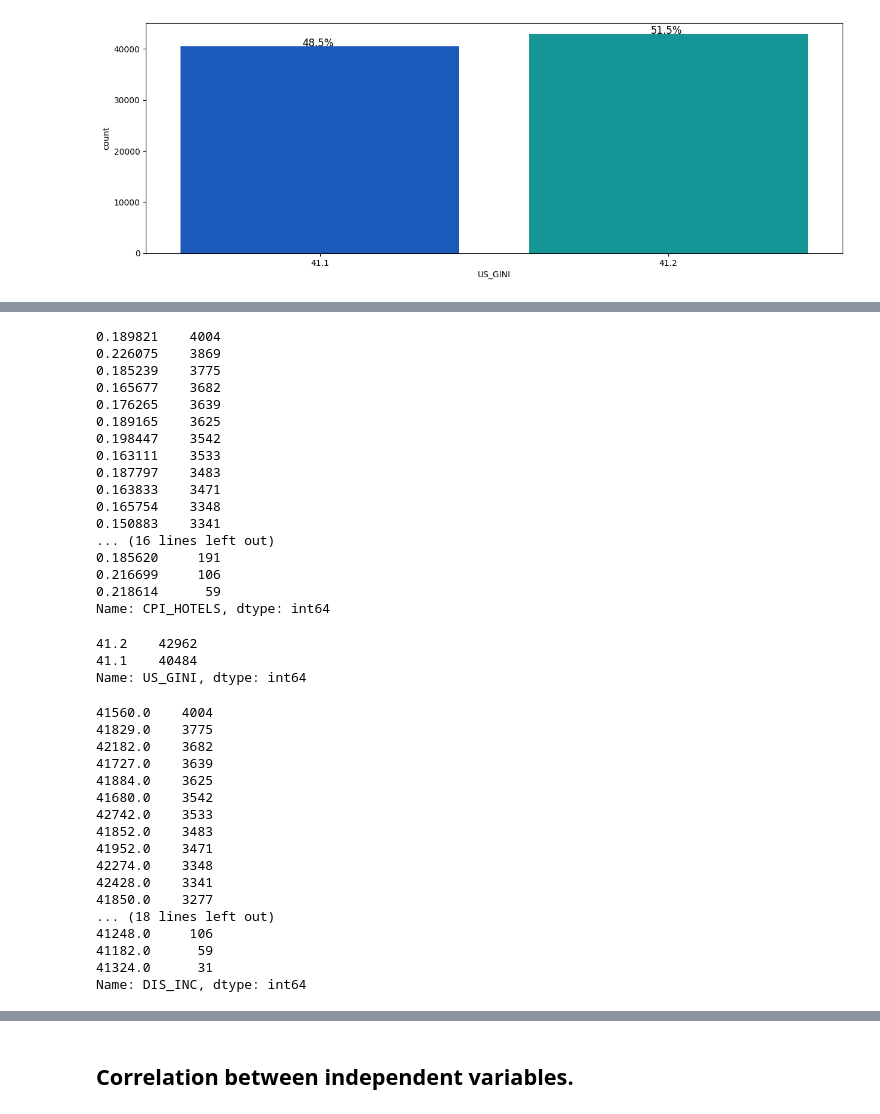
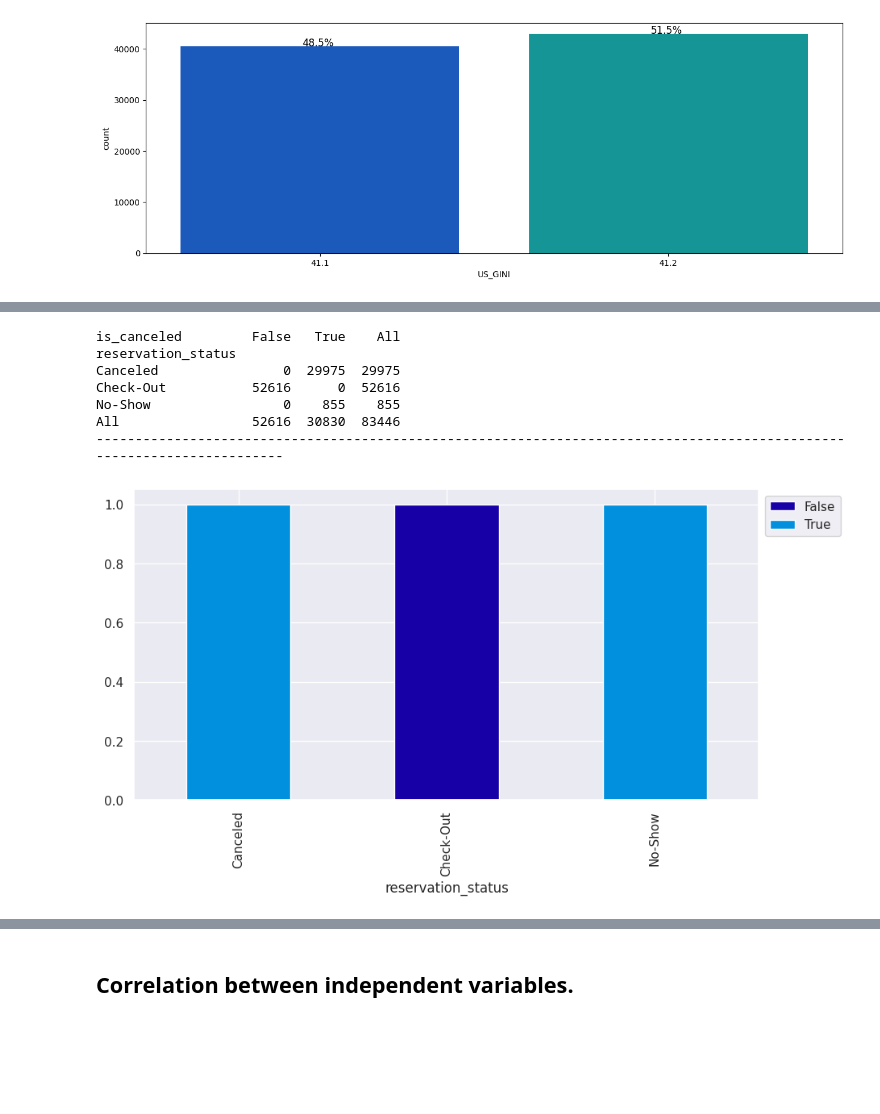
Before and after one commit to aparnamohankumar18/hotel_booking, a Jupyter notebook: hotel_booking_multi.ipynb, the cells around one changed output, grey strips where cells are left out. Drawn from its saved outputs; the diff is of its cells as text; code cells hidden in the pictures; blank space fills up the shorter version.

```diff
--- a/hotel_booking_multi.ipynb
+++ b/hotel_booking_multi.ipynb
@@ -706,46 +424,0 @@ Name: FUEL_PRCS, dtype: int64
-# %%
-X_train.CPI_HOTELS.value_counts()
-# %% [output]
-0.189821    4004
-0.226075    3869
-0.185239    3775
-0.165677    3682
-0.176265    3639
-0.189165    3625
-0.198447    3542
-0.163111    3533
-0.187797    3483
-0.163833    3471
-0.165754    3348
-0.150883    3341
-... (16 lines left out)
-0.185620     191
-0.216699     106
-0.218614      59
-Name: CPI_HOTELS, dtype: int64
-# %%
-X_train.US_GINI.value_counts()
-# %% [output]
-41.2    42962
-41.1    40484
-Name: US_GINI, dtype: int64
-# %%
-X_train.DIS_INC.value_counts()
-# %% [output]
-41560.0    4004
-41829.0    3775
-42182.0    3682
-41727.0    3639
-41884.0    3625
-41680.0    3542
-42742.0    3533
-41852.0    3483
-41952.0    3471
-42274.0    3348
-42428.0    3341
-41850.0    3277
-... (18 lines left out)
-41248.0     106
-41182.0      59
-41324.0      31
-Name: DIS_INC, dtype: int64
@@ -751,0 +436,11 @@ Name: DIS_INC, dtype: int64
+# %%
+stacked_plot(hotelBook['reservation_status'])
+# %% [output]
+is_canceled         False   True    All
+reservation_status
+Canceled                0  29975  29975
+Check-Out           52616      0  52616
+No-Show                 0    855    855
+All                 52616  30830  83446
+------------------------------------------------------------------------------------------------------------------------
+[figure, added]
```
Also changed, not shown: parts of 50 cells of this notebook.
